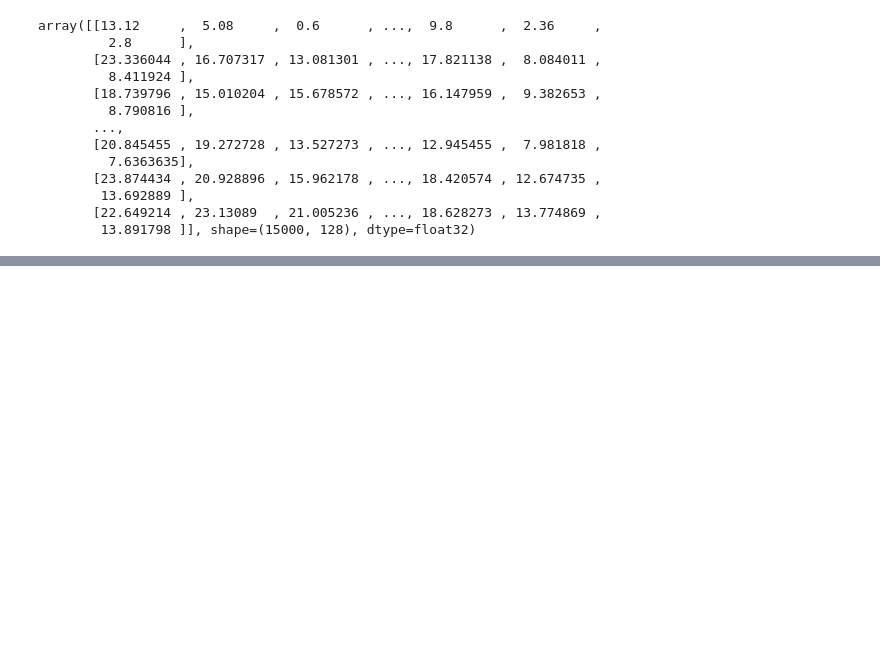
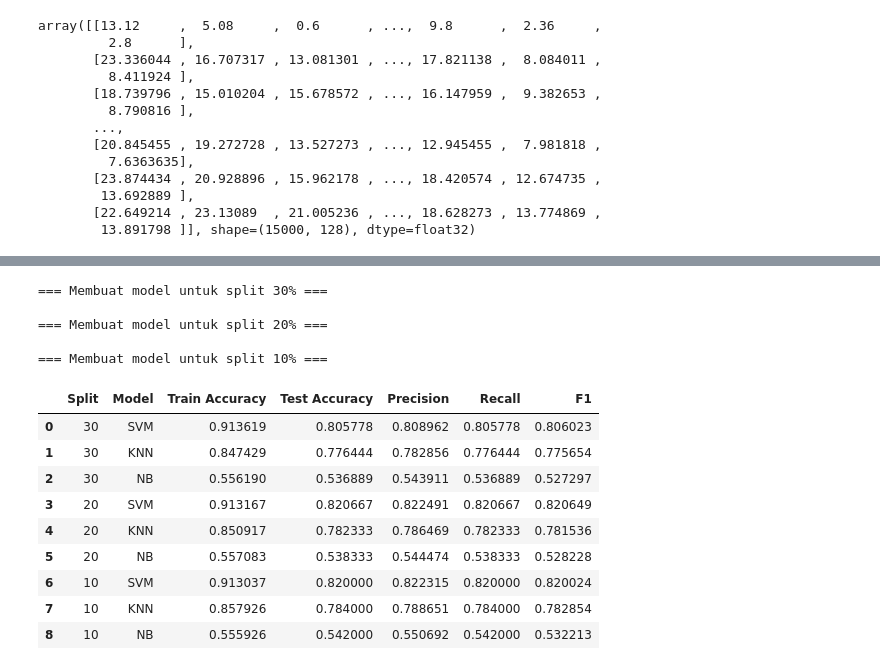
Before and after one commit to sukinnamz/Pembelajaran-Mesin, a Jupyter notebook: kuis2/kuis.ipynb, the cells around one changed output, grey strips where cells are left out. Cells and saved outputs as stored; diff of their text form; code cells hidden in the pictures; blank space fills up the shorter version.

```diff
--- a/kuis2/kuis.ipynb
+++ b/kuis2/kuis.ipynb
@@ -172,0 +312,29 @@ array([[13.12     ,  5.08     ,  0.6      , ...,  9.8      ,  2.36     ,
+# %%
+models_30 = {}
+models_20 = {}
+models_10 = {}
+
+for split_name, (Xtr, Xts, ytr, yts) in splits.items():
+
+    print(f"\n=== Membuat model untuk split {split_name}% ===")
+
+    if split_name == "30":
+        models_30["svm"] = build_svm(Xtr, ytr, Xts, yts, "30")
+        models_30["knn"] = build_knn(Xtr, ytr, Xts, yts, "30")
+        models_30["nb"]  = build_nb (Xtr, ytr, Xts, yts, "30")
+
+    elif split_name == "20":
+        models_20["svm"] = build_svm(Xtr, ytr, Xts, yts, "20")
+        models_20["knn"] = build_knn(Xtr, ytr, Xts, yts, "20")
+        models_20["nb"]  = build_nb (Xtr, ytr, Xts, yts, "20")
+
+    elif split_name == "10":
+        models_10["svm"] = build_svm(Xtr, ytr, Xts, yts, "10")
+        models_10["knn"] = build_knn(Xtr, ytr, Xts, yts, "10")
+        models_10["nb"]  = build_nb (Xtr, ytr, Xts, yts, "10")
+# %% [output]
+=== Membuat model untuk split 30% ===
+
+=== Membuat model untuk split 20% ===
+
+=== Membuat model untuk split 10% ===
@@ -172,0 +363,19 @@ array([[13.12     ,  5.08     ,  0.6      , ...,  9.8      ,  2.36     ,
+# %%
+all_results = []
+all_results += collect_results(models_30, "30")
+all_results += collect_results(models_20, "20")
+all_results += collect_results(models_10, "10")
+
+df_results = pd.DataFrame(all_results)
+df_results
+# %% [output]
+|  | Split | Model | Train Accuracy | Test Accuracy | Precision | Recall | F1 |
+| 0 | 30 | SVM | 0.913619 | 0.805778 | 0.808962 | 0.805778 | 0.806023 |
+| 1 | 30 | KNN | 0.847429 | 0.776444 | 0.782856 | 0.776444 | 0.775654 |
+| 2 | 30 | NB | 0.556190 | 0.536889 | 0.543911 | 0.536889 | 0.527297 |
+| 3 | 20 | SVM | 0.913167 | 0.820667 | 0.822491 | 0.820667 | 0.820649 |
+| 4 | 20 | KNN | 0.850917 | 0.782333 | 0.786469 | 0.782333 | 0.781536 |
+| 5 | 20 | NB | 0.557083 | 0.538333 | 0.544474 | 0.538333 | 0.528228 |
+| 6 | 10 | SVM | 0.913037 | 0.820000 | 0.822315 | 0.820000 | 0.820024 |
+| 7 | 10 | KNN | 0.857926 | 0.784000 | 0.788651 | 0.784000 | 0.782854 |
+| 8 | 10 | NB | 0.555926 | 0.542000 | 0.550692 | 0.542000 | 0.532213 |
```
Also changed, not shown: parts of 23 cells of this notebook, 9 other files.
